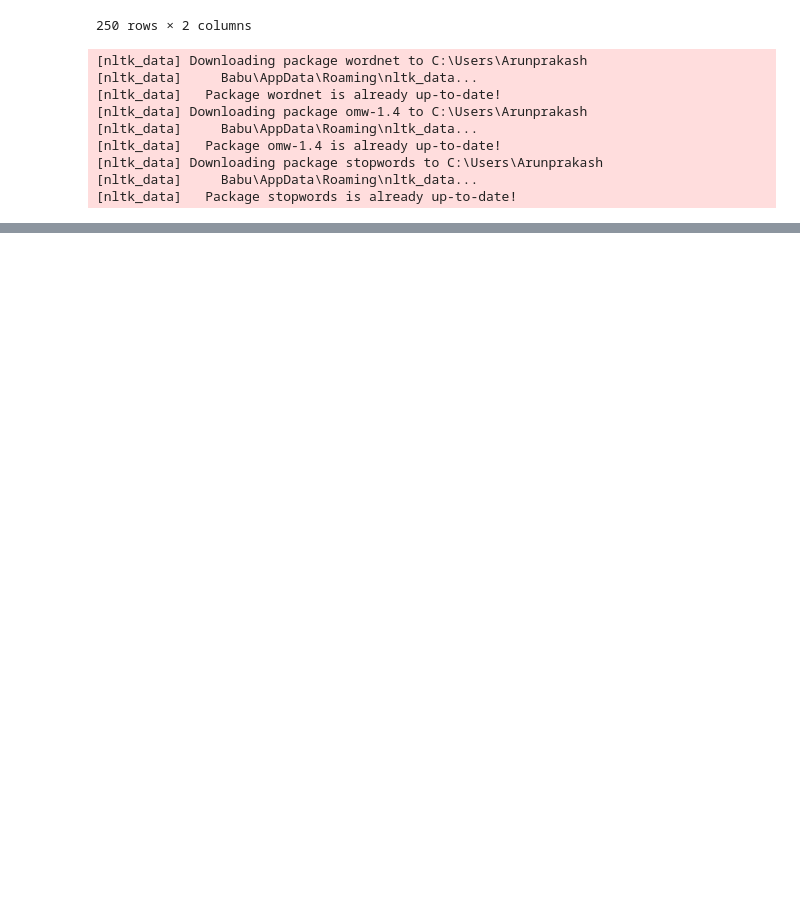
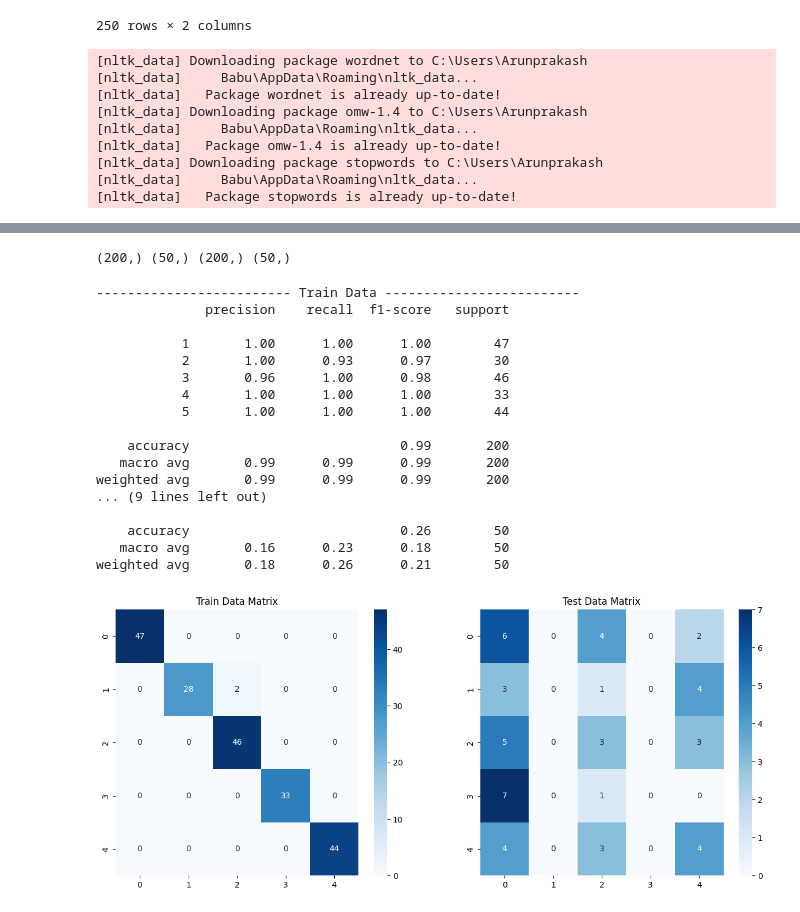
Before and after one commit to arun8nov/AI-Echo-NLP-Sentimental-Analysis, a Jupyter notebook: process.ipynb, the cells around one changed output, grey strips where cells are left out. Drawn from its saved outputs; the diff is of its cells as text; code cells hidden in the pictures; blank space fills up the shorter version.

Commit message:
naive bayes model building and verified

```diff
--- a/process.ipynb
+++ b/process.ipynb
@@ -594,0 +603,11 @@ fig.show()
+# %%
+x = s_df['final_text']
+y = s_df['rating']
+# %%
+from sklearn.model_selection import train_test_split
+from sklearn.pipeline import Pipeline
+from sklearn.feature_extraction.text import TfidfVectorizer
+x_train,x_test,y_train,y_test = train_test_split(x,y,test_size=0.2,stratify=y)
+print(x_train.shape,x_test.shape,y_train.shape,y_test.shape)
+# %% [output]
+(200,) (50,) (200,) (50,)
@@ -594,0 +616,49 @@ fig.show()
+# %%
+from sklearn.naive_bayes import MultinomialNB
+model = Pipeline(
+    [
+        ('tfidf',TfidfVectorizer()),
+        ('nb',MultinomialNB())
+    ]
+)
+model.fit(x_train,y_train)
+
+y_train_pread = model.predict(x_train)
+y_test_pread = model.predict(x_test)
+
+print(25*'-',"Train Data",25*'-')
+print(classification_report(y_train,y_train_pread))
+
+print(25*'-',"Test Data",25*'-')
+print(classification_report(y_test,y_test_pread))
+
+plt.figure(figsize=(15,6))
+
+plt.subplot(1,2,1)
+sns.heatmap(confusion_matrix(y_train,y_train_pread),annot=True,cmap='Blues')
+plt.title("Train Data Matrix")
+
+plt.subplot(1,2,2)
+sns.heatmap(confusion_matrix(y_test,y_test_pread),annot=True,cmap='Blues')
+plt.title("Test Data Matrix")
+
+plt.show()
+# %% [output]
+------------------------- Train Data -------------------------
+              precision    recall  f1-score   support
+
+           1       1.00      1.00      1.00        47
+           2       1.00      0.93      0.97        30
+           3       0.96      1.00      0.98        46
+           4       1.00      1.00      1.00        33
+           5       1.00      1.00      1.00        44
+
+    accuracy                           0.99       200
+   macro avg       0.99      0.99      0.99       200
+weighted avg       0.99      0.99      0.99       200
+... (9 lines left out)
+
+    accuracy                           0.26        50
+   macro avg       0.16      0.23      0.18        50
+weighted avg       0.18      0.26      0.21        50
+[figure, added]
```
Also changed, not shown: parts of 16 cells of this notebook, 1 other file.
